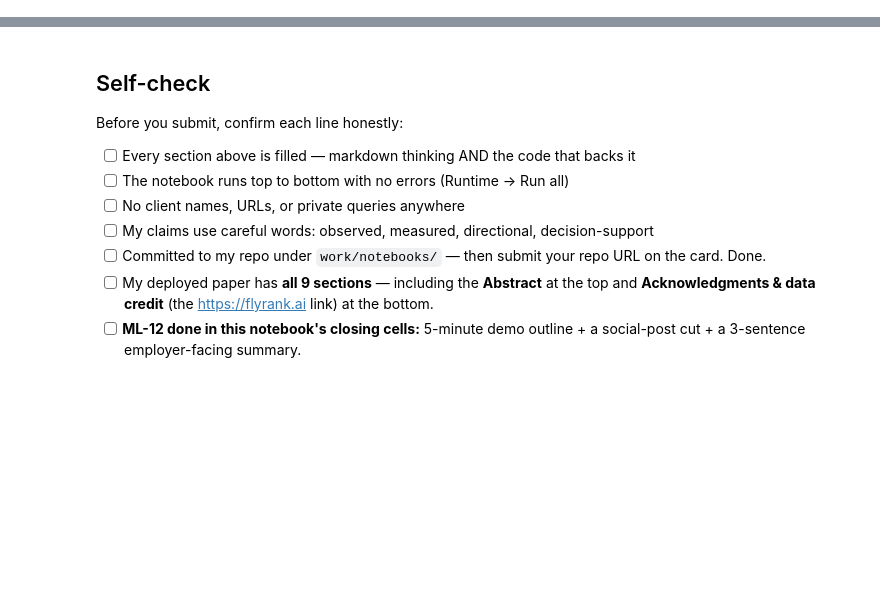
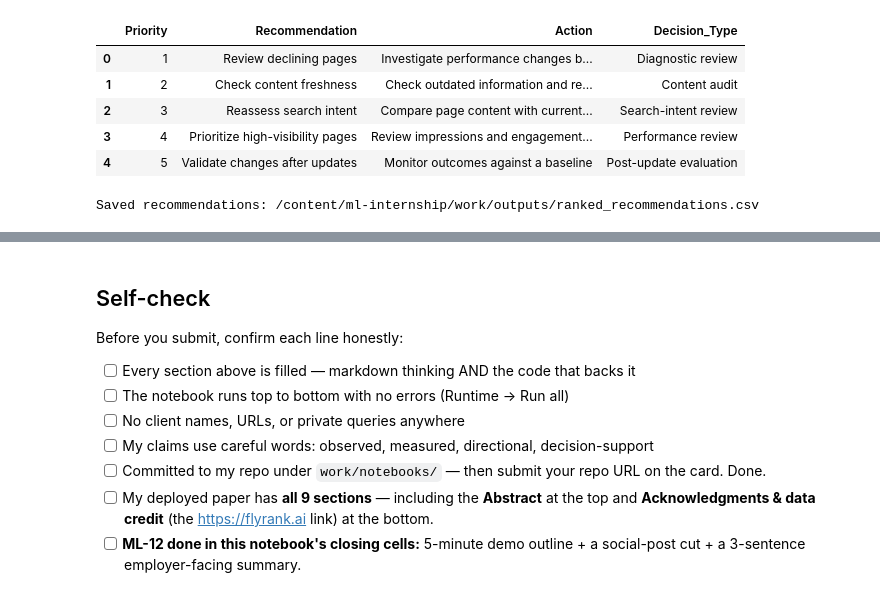
Before and after one commit to Dushyant1607/ml-internship, a Jupyter notebook: work/notebooks/capstone.ipynb, the cells around one changed output, grey strips where cells are left out. Saved outputs shown, nothing was run; the diff lists cells and outputs as text; code cells hidden in the pictures; blank space fills up the shorter version.

```diff
--- a/work/notebooks/capstone.ipynb
+++ b/work/notebooks/capstone.ipynb
@@ -36,0 +541,51 @@ This skeleton is yours to fill. Work the sections **in order** — each one has
+# %%
+# ============================================================
+# SECTION 6 — RANKED RECOMMENDATIONS
+# ============================================================
+
+from pathlib import Path
+import pandas as pd
+
+ROOT = Path("/content/ml-internship")
+OUTPUTS = ROOT / "work" / "outputs"
+OUTPUTS.mkdir(parents=True, exist_ok=True)
+
+recommendations = pd.DataFrame({
+    "Priority": [1, 2, 3, 4, 5],
+    "Recommendation": [
+        "Review declining pages",
+        "Check content freshness",
+        "Reassess search intent",
+        "Prioritize high-visibility pages",
+        "Validate changes after updates",
+    ],
+    "Action": [
+        "Investigate performance changes before editing",
+        "Check outdated information and references",
+        "Compare page content with current search intent",
+        "Review impressions and engagement trends",
+        "Monitor outcomes against a baseline",
+    ],
+    "Decision_Type": [
+        "Diagnostic review",
+        "Content audit",
+        "Search-intent review",
+        "Performance review",
+        "Post-update evaluation",
+    ],
+})
+
+display(recommendations)
+
+output_file = OUTPUTS / "ranked_recommendations.csv"
+recommendations.to_csv(output_file, index=False)
+
+print("Saved recommendations:", output_file)
+# %% [output]
+|  | Priority | Recommendation | Action | Decision_Type |
+| 0 | 1 | Review declining pages | Investigate performance changes b... | Diagnostic review |
+| 1 | 2 | Check content freshness | Check outdated information and re... | Content audit |
+| 2 | 3 | Reassess search intent | Compare page content with current... | Search-intent review |
+| 3 | 4 | Prioritize high-visibility pages | Review impressions and engagement... | Performance review |
+| 4 | 5 | Validate changes after updates | Monitor outcomes against a baseline | Post-update evaluation |
+Saved recommendations: /content/ml-internship/work/outputs/ranked_recommendations.csv
```
Also changed, not shown: parts of 22 cells of this notebook.
